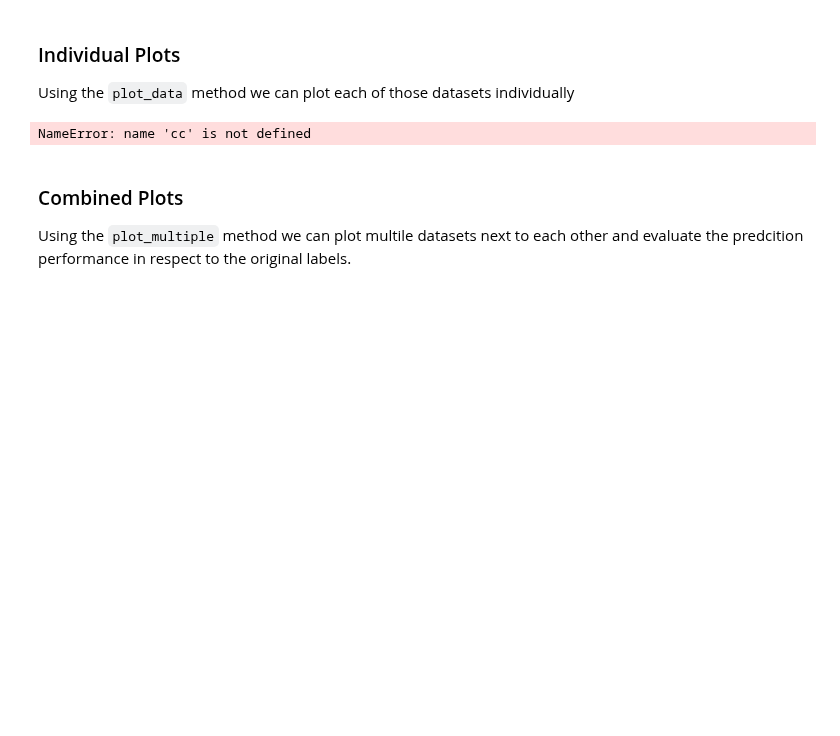
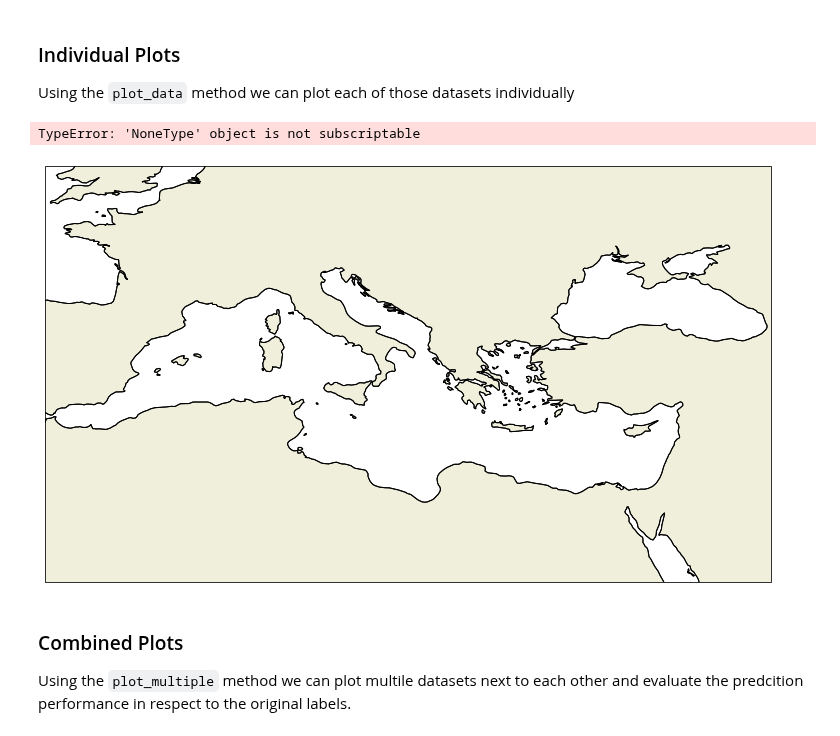
Before and after one commit to fsenf/CTyPyTool, a Jupyter notebook: notebooks/Plotting_of_example_data.ipynb, the cells around one changed output. Cells and saved outputs as stored; diff of their text form; code cells hidden in the pictures; blank space fills up the shorter version.

Commit message:
WIP plotting reorganization

```diff
--- a/notebooks/Plotting_of_example_data.ipynb
+++ b/notebooks/Plotting_of_example_data.ipynb
@@ -18,10 +18,10 @@ importlib.reload(cloud_classifier)
 Our first step is to create a classifier object and to load a classifier.
 Loading the classifier is neccesarry in order to import all project settings like the location of auxilary files.
 # %%
-cc = cloud_classifier.cloud_classifier()
+cp = cloud_plotter.cloud_plotter()
 
 path = "../classifiers/ForestClassifier"
-cc.load_project(path)
+cp.load_project(path)
 # %% [markdown]
 Next we specify some label files we want to plot. In this example the data consists of one original label file and two files of predicted labels, one from the Decision Tree and the other from the Random Forest Classifier.
 # %%
@@ -34,11 +34,12 @@ forest_prediction = "../classifiers/ForestClassifier/labels/nwcsaf_msevi-medi-20
 ### Individual Plots
 Using the `plot_data` method we can plot each of those datasets individually
 # %%
-cc.plot_data(label_file = orig_file, colorbar = True)
+cp.plot_data(label_file = orig_file, colorbar = True)
+# %% [output]
+TypeError: 'NoneType' object is not subscriptable
+[figure, added]
 # %%
 cc.plot_data(label_file = tree_prediction, colorbar = True)
-# %% [output]
-NameError: name 'cc' is not defined
 # %%
 cc.plot_data(label_file = forest_prediction, colorbar = True)
 # %% [markdown]
```
Also changed, not shown: parts of 3 cells of this notebook, 1 other file.
